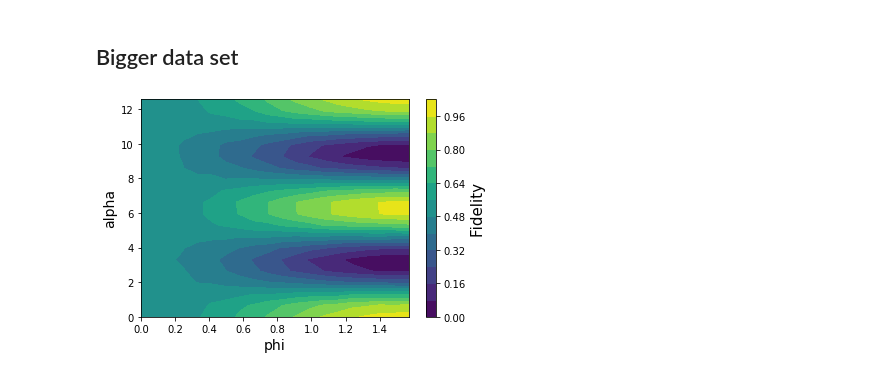
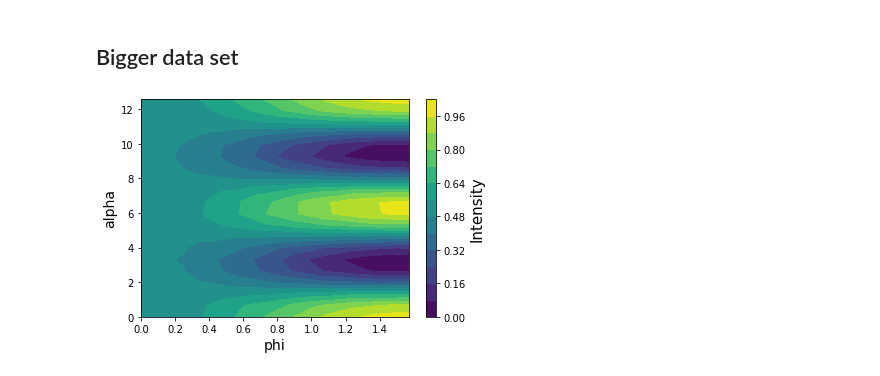
Before and after one commit to NarendraHegade5/Delayed_Choice_Experiment, a Jupyter notebook: Delayed_Choice_Experiment.ipynb, the cells around one changed output. Drawn from its saved outputs; the diff is of its cells as text; code cells hidden in the pictures.

```diff
--- a/Delayed_Choice_Experiment.ipynb
+++ b/Delayed_Choice_Experiment.ipynb
@@ -125,14 +125,14 @@ for y in alpha:
 # %%
 %matplotlib inline
 import matplotlib.pyplot as plt
 plt.contourf(X, Y, count_list, 14)
 #plt.contourf(X, Y, Fidelity_list2, 15)
 
 cbar=plt.colorbar()
-cbar.set_label('Fidelity', size=15)
+cbar.set_label('Intensity', size=15)
 plt.xlabel("phi", color="black",size=14)
 plt.ylabel("alpha", color='black',size=14)
 #plt.savefig('DCE.png', dpi=600)
 plt.show()
 # %% [output]
-[figure, old version]
+[figure, new version]
```
Also changed, not shown: parts of 1 cell of this notebook.
